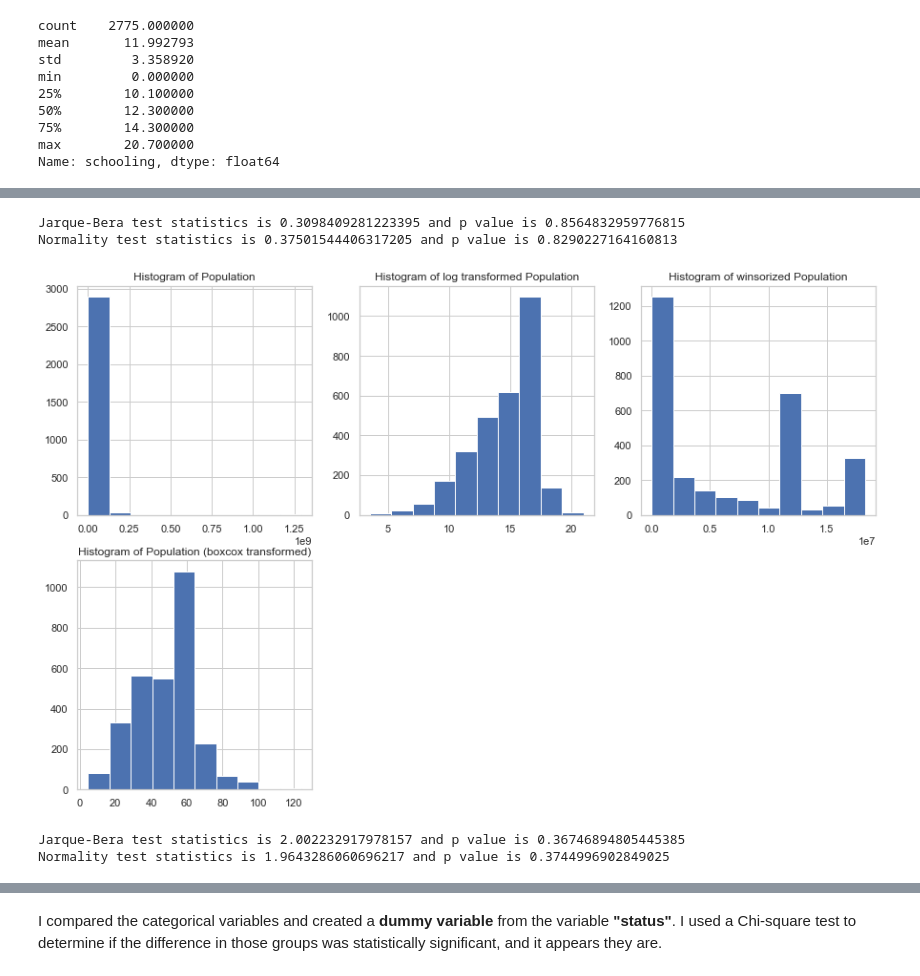
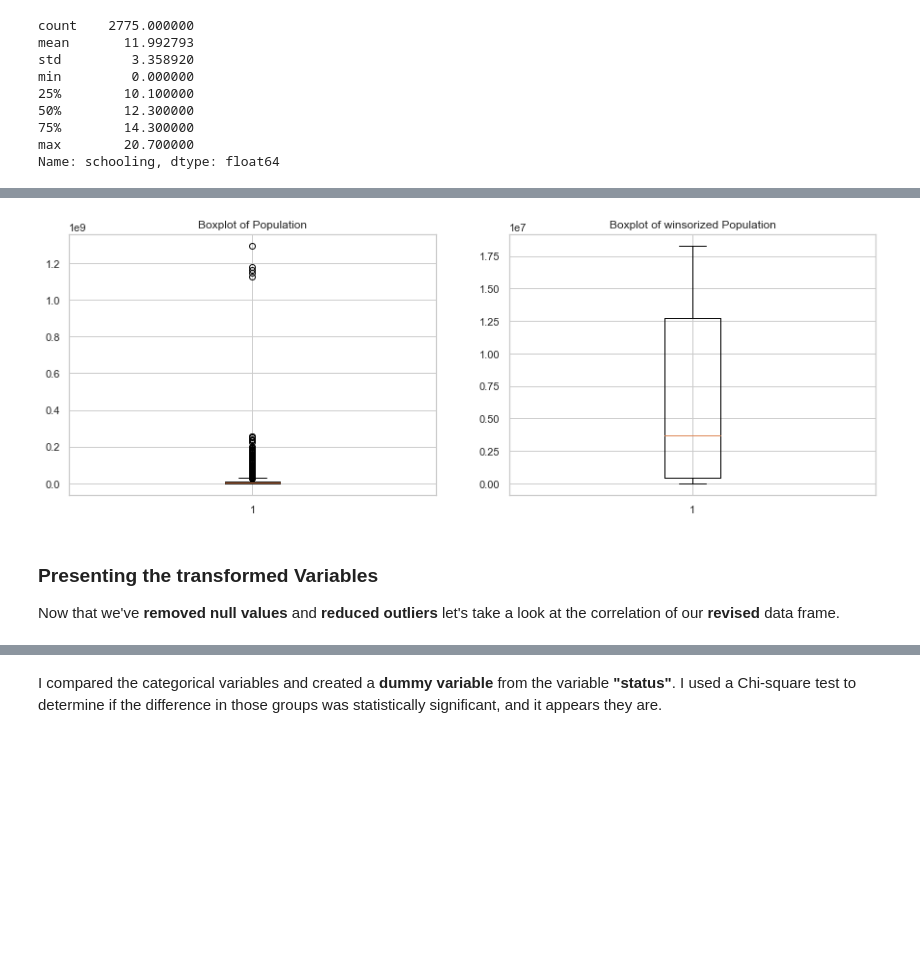
Before and after one commit to rnclay/Thinkful, a Jupyter notebook: Thinkful_Model Preparation_Challenge-checkpoint.ipynb, the cells around one changed output, grey strips where cells are left out. Drawn from its saved outputs; the diff is of its cells as text; code cells hidden in the pictures; blank space fills up the shorter version.

```diff
--- a/Thinkful_Model Preparation_Challenge-checkpoint.ipynb
+++ b/Thinkful_Model Preparation_Challenge-checkpoint.ipynb
@@ -441,0 +470,15 @@ Normality test statistics is 19.523019261362066 and p value is 5.762756010318256
+# %%
+winsorized_under_five_deaths = winsorize(life_df["under-five deaths"],(0,0.10))
+life_df["winsorized_under_five_deaths"] = winsorized_under_five_deaths
+
+plt.figure(figsize = (15,5))
+
+plt.subplot(1,2,1)
+plt.boxplot(life_df["under-five deaths"])
+plt.title("Boxplot of Under-Five Deaths")
+
+plt.subplot(1,2,2)
+plt.boxplot(winsorized_under_five_deaths)
+plt.title("Boxplot of winsorized Under-Five Deaths")
+
+plt.show()
@@ -467,43 +503,16 @@ plt.show()
-# %%
-jb_stats = jarque_bera(gdp_boxcox)
-norm_stats = normaltest(gdp_boxcox)
-
-print("Jarque-Bera test statistics is {0} and p value is {1}".format(jb_stats[0], jb_stats[1]))
-print("Normality test statistics is {0} and p value is {1}".format(norm_stats[0], norm_stats[1]))
-# %% [output]
-Jarque-Bera test statistics is 0.3098409281223395 and p value is 0.8564832959776815
-Normality test statistics is 0.37501544406317205 and p value is 0.8290227164160813
 # %%
 winsorized_population = winsorize(life_df["population"],(0,0.10))
-population_boxcox,_ = boxcox(life_df["population"])
+life_df["winsorized_population"] = winsorized_population
+plt.figure(figsize = (15,5))
 
-plt.figure(figsize = (15,15))
+plt.subplot(1,2,1)
+plt.boxplot(life_df["population"])
+plt.title("Boxplot of Population")
 
-plt.subplot(3,3,1)
-plt.hist(life_df["population"])
-plt.title("Histogram of Population")
-
-plt.subplot(3,3,2)
-plt.hist(np.log(life_df["population"]))
-plt.title("Histogram of log transformed Population")
-
-plt.subplot(3,3,3)
-plt.hist(winsorized_population)
-plt.title("Histogram of winsorized Population")
-
-plt.subplot(3,3,4)
-plt.hist(population_boxcox)
-plt.title("Histogram of Population (boxcox transformed)")
+plt.subplot(1,2,2)
+plt.boxplot(winsorized_population)
+plt.title("Boxplot of winsorized Population")
 
 plt.show()
 # %% [output]
-[figure, old version]
+[figure, new version]
-# %%
-jb_stats = jarque_bera(population_boxcox)
-norm_stats = normaltest(population_boxcox)
-
-print("Jarque-Bera test statistics is {0} and p value is {1}".format(jb_stats[0], jb_stats[1]))
-print("Normality test statistics is {0} and p value is {1}".format(norm_stats[0], norm_stats[1]))
-# %% [output]
-Jarque-Bera test statistics is 2.002232917978157 and p value is 0.36746894805445385
-Normality test statistics is 1.9643286060696217 and p value is 0.3744996902849025
@@ -513,0 +519,4 @@ life_df["population_boxcox"] = population_boxcox
+# %% [markdown]
+### Presenting the transformed Variables
+
+Now that we've **removed null values** and **reduced outliers** let's take a look at the correlation of our **revised** data frame.
```
Also changed, not shown: parts of 39 cells of this notebook.
